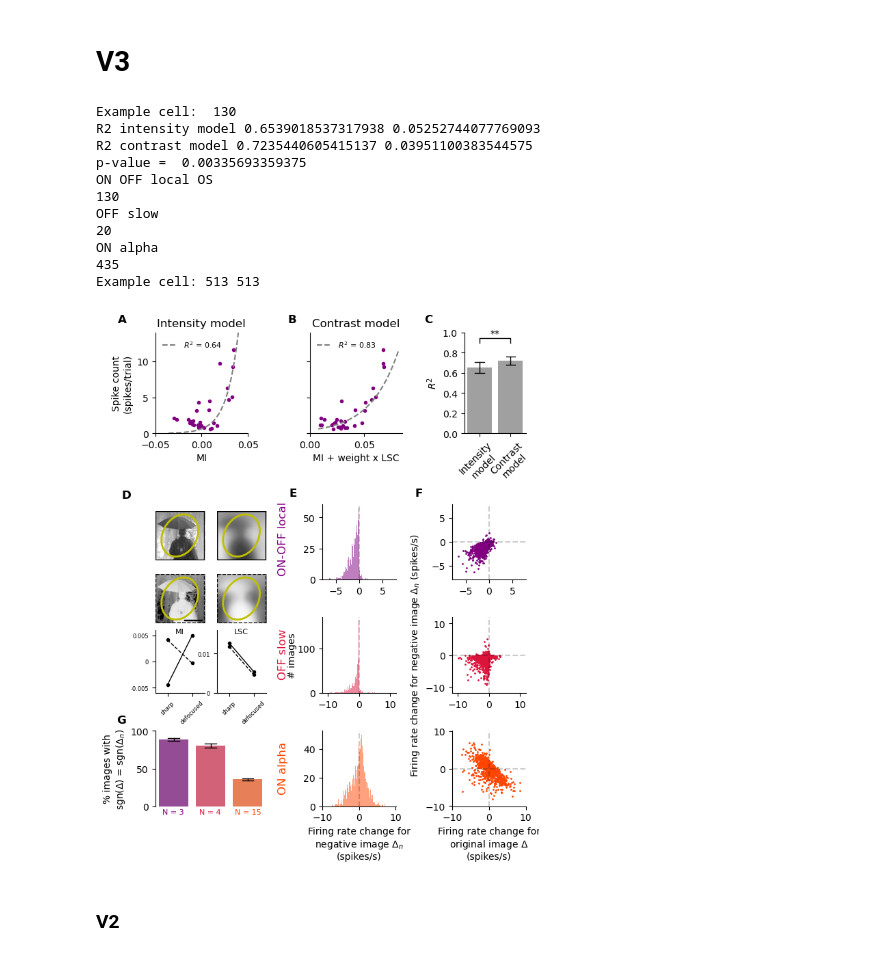
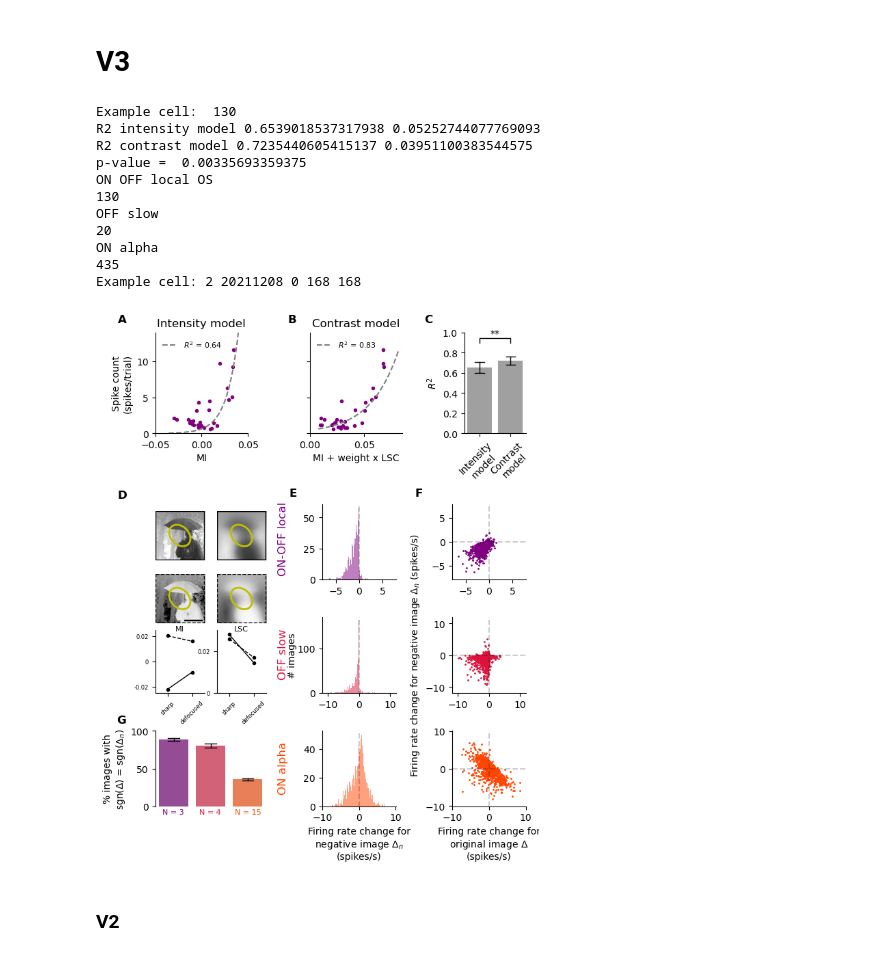
Before and after one commit to sagoethals/Defocus_detection_2024, a Jupyter notebook: Figure_4.ipynb, the cells around one changed output. Saved outputs shown, nothing was run; the diff lists cells and outputs as text; code cells hidden in the pictures.

```diff
--- a/Figure_4.ipynb
+++ b/Figure_4.ipynb
@@ -553,9 +555,13 @@ ax.text(1.65, -10, 'N = 15', color='orangered', fontsize = 8)
 
 gss = gridspec.GridSpecFromSubplotSpec(3, 2, subplot_spec=gs[0:2,0], wspace = 0.25, hspace = 0)
 
-cell = 513 #130 #20
-index = np.where(clusters_all_experiments[iExp] == cell)[0][0]
-print ('Example cell:', cell, clusters_all_experiments[iExp][index])
+iExp = 2
+src = 0
+iImg = 2
+cell = 168
+# index = np.where(clusters_all_experiments[iExp] == cell)[0][0]
+index = np.where(cells_clustering_all_experiments[iExp] == cell)[0][0]
+print ('Example cell:', iExp, experiments[iExp], src, cell, cells_clustering_all_experiments[iExp][index])
 ellipsepoints = ellipse_data_2s[cell]['ellipse_points']
 x0, y0, width, height, angle = ellipse_data_2s[cell]['ellipse_parameters']
 x_zoom = 80
@@ -564,10 +570,6 @@ path_to_def_images = rootF + '/Eye model simulations/convolved images/20210219 M
 path_to_neg_images = "D:/Data/MEA data/inverted blurred images/Convolved images/"
 
 ### Original sharp
-iImg = 2
-iPol = 0
-src = 0
-iDf = 4
 ax = fig.add_subplot(gss[0,0])
 img = imread(path_to_original_images + 'image_' + images[iImg] + '_image.png')
 # img = imread(path_to_def_images + 'image_3pupDiam=1.40_dF=+00Source_1.png')
@@ -581,11 +583,9 @@ ax.set_yticks([])
 ax.set_xticks([])
 ax.set_xlim(x0-x_zoom,x0+x_zoom)
 ax.set_ylim(y0+x_zoom,y0-x_zoom)
-ax.text(225, 300, 'D', color='k', fontsize = 12, weight='bold')
+ax.text(190, 295, 'D', color='k', fontsize = 12, weight='bold')
 
 ### Negative sharp
-iPol = 1
-iDf = 4
 ax = fig.add_subplot(gss[1,0])
 # img = imread(path_to_neg_images + 'image_3pupDiam=1.40_dF=+00Source_1.png')
 img = imread(path_to_original_images + 'image_' + images[iImg] + '_image.png')
@@ -604,8 +604,6 @@ scalebar = AnchoredSizeBar(ax.transData, 57.14, '', 'lower right', pad=0.25, col
 ax.add_artist(scalebar)
 
 ### Original defocused
-iPol = 0
-iDf = -1
 ax = fig.add_subplot(gss[0,1])
 img = imread(path_to_def_images + 'image_3pupDiam=1.40_dF=-40Source_1.png')
 ax.imshow(img, cmap='Greys_r')
@@ -621,8 +619,6 @@ ax.set_yticks([])
 ax.set_xticks([])
 
 ### Negative defocused
-iPol = 1
-iDf = -1
 ax = fig.add_subplot(gss[1,1])
 img = imread(path_to_neg_images + 'image_3pupDiam=1.40_dF=-40Source_1.png')
 ax.imshow(img, cmap='Greys_r')
@@ -637,7 +633,7 @@ ax.set_xlim(x0-x_zoom,x0+x_zoom)
 ax.set_ylim(y0+x_zoom,y0-x_zoom)
 
 ax = fig.add_subplot(gss[2,0])
-ax.set_title('MI', y=0.85, fontsize=8)
+ax.set_title('MI', y=0.9, fontsize=8)
 ### original image
 ax.plot([0, 1], [mean_intensities_sharp[index, iImg, 0], \
                  mean_intensity_all_exps[iExp][index, iImg, 0, src, -1]], 'k.-', lw=1) # iPup = 0 for 1.4 mm
@@ -646,50 +642,50 @@ ax.plot([0, 1], [mean_intensities_sharp[index, iImg, 1], \
                  mean_intensities_blur_neg[index, iImg, 0, src, -1]], 'k.--', lw=1)
 ax.spines['top'].set_visible(False)
 ax.spines['right'].set_visible(False)
-ax.set_ylim(-0.006, 0.006)
+ax.set_ylim(-0.025, 0.025)
 ax.set_xlim(-0.5, 1.5)
 ax.set_xticks([0,1])
 ax.set_xticklabels(['sharp', 'defocused'], fontsize=6, rotation=45)
-ax.set_yticks([-0.005, 0, 0.005])
-ax.set_yticklabels(['-0.005', '0', '0.005'], fontsize=6)
+ax.set_yticks([-0.02, 0, 0.02])
+ax.set_yticklabels(['-0.02', '0', '0.02'], fontsize=6)
 
 ax = fig.add_subplot(gss[2,1])
-ax.set_title('LSC', y=0.85, fontsize=8)
+ax.set_title('LSC', y=0.9, fontsize=8)
 ### original image
 ax.plot([0, 1], [local_contrasts_sharp[index, iImg, 0], \
                  local_spatial_contrast_all_exps[iExp][index, iImg, 0, src, -1]], 'k.-', lw=1) # iPup = 0 for 1.4 mm
 ### negative image
 ax.plot([0, 1], [local_contrasts_sharp[index, iImg, 1], \
                  local_contrasts_blur_neg[index, iImg, 0, src, -1]], 'k.--', lw=1)
 ax.spines['top'].set_visible(False)
 ax.spines['right'].set_visible(False)
-ax.set_ylim(0, 0.016)
+ax.set_ylim(0, 0.03)
 ax.set_xlim(-0.5, 1.5)
 ax.set_xticks([0,1])
 ax.set_xticklabels(['sharp', 'defocused'], fontsize=6, rotation=45)
-ax.set_yticks([0, 0.01])
-ax.set_yticklabels(['0', '0.01'], fontsize=6)
+ax.set_yticks([0, 0.02])
+ax.set_yticklabels(['0', '0.02'], fontsize=6)
 
 tight_layout()
 
 ### Save figure
 fig_path = 'T:/Documents/Papier defocus/figures/papier/V5/'
 fsave = fig_path
 fig.savefig(fsave+'Fig4.png', format='png', dpi=300)
 fig.savefig(fsave+'Fig4.pdf', format='pdf', dpi=300)
 # %% [output]
 Example cell:  130
 R2 intensity model 0.6539018537317938 0.05252744077769093
 R2 contrast model 0.7235440605415137 0.03951100383544575
 p-value =  0.00335693359375
 ON OFF local OS
 130
 OFF slow
 20
 ON alpha
 435
-Example cell: 513 513
+Example cell: 2 20211208 0 168 168
-[figure, old version]
+[figure, new version]
 # %% [markdown]
 ### V2
 # %%
```
Also changed, not shown: parts of 2 cells of this notebook, 1 other file.
